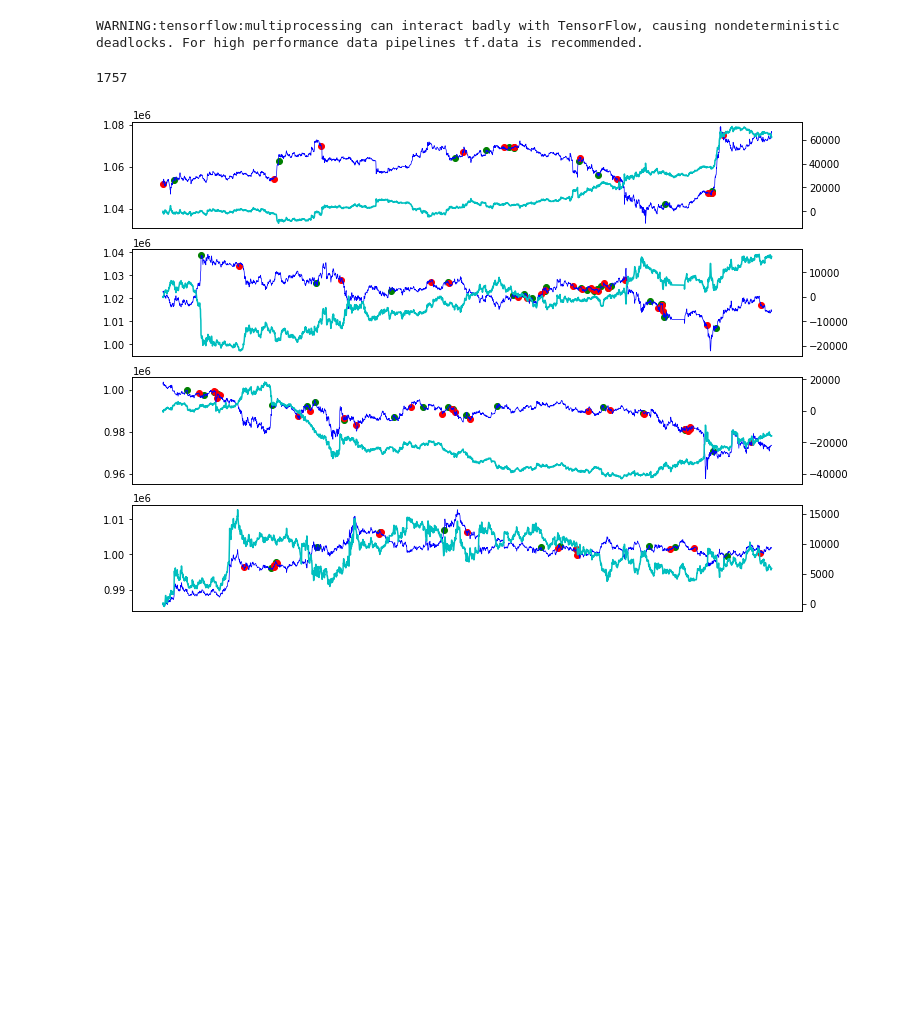
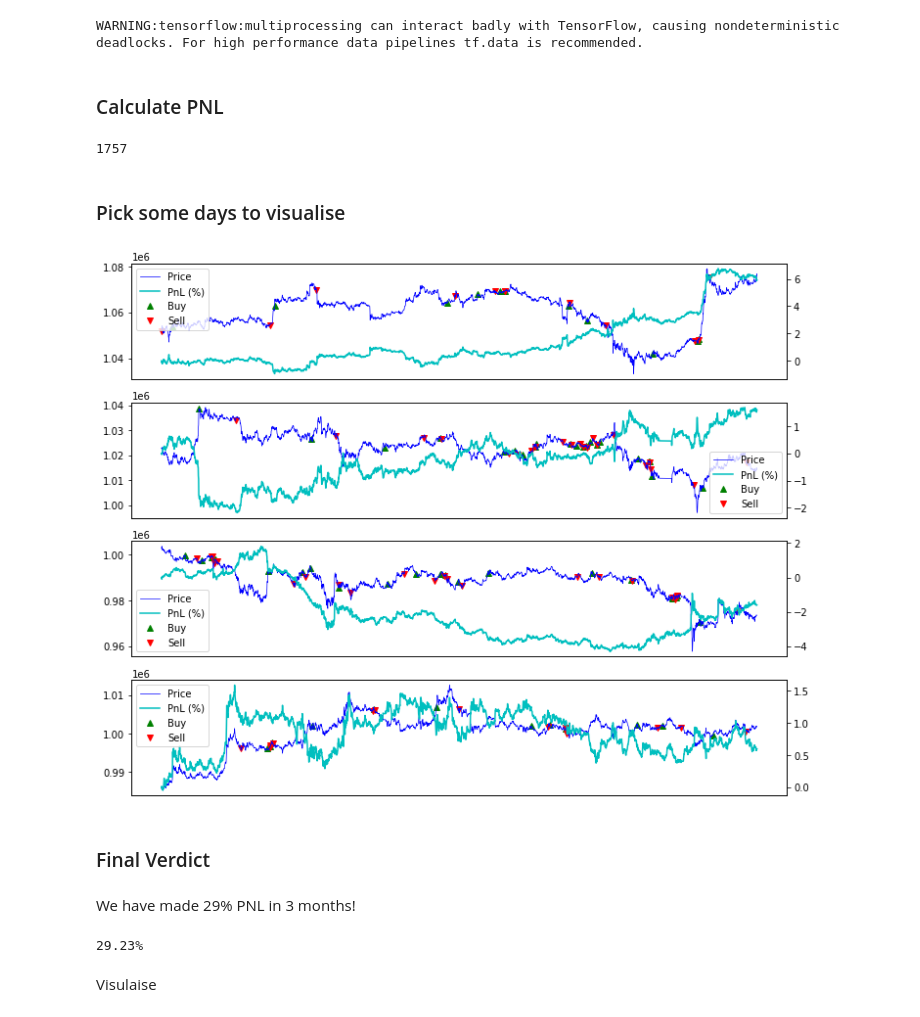
Before and after one commit to emagine-epython/epython-showcase, a Jupyter notebook: notebooks/ml/TestPerformance.ipynb, the cells around one changed output. Cells and saved outputs as stored; diff of their text form; code cells hidden in the pictures; blank space fills up the shorter version.

```diff
--- a/notebooks/ml/TestPerformance.ipynb
+++ b/notebooks/ml/TestPerformance.ipynb
@@ -78,6 +112,8 @@ valid_seq = TrainSequence(valid_data, enable_shuffle=False, batch_size=60*24)
 ys_predict = model.predict(valid_seq, use_multiprocessing=True, workers=cpu_count())
 # %% [output]
 WARNING:tensorflow:multiprocessing can interact badly with TensorFlow, causing nondeterministic deadlocks. For high performance data pipelines tf.data is recommended.
+# %% [markdown]
+### Calculate PNL
 # %%
 # Calculate position and PNL
 pnl_df = md[60*24:].copy()
@@ -95,30 +131,46 @@ pnl_df['pnl'] = pnl_df.pnl.cumsum()
 pnl_df[pnl_df.trade != 0].shape[0]
 # %% [output]
 1757
+# %% [markdown]
+### Pick some days to visualise
 # %%
 def plot_trades(start_day, graph_num):
     plt.subplot(4,1,graph_num)
     #fig, ax1 = plt.subplots()#nrows=1, ncols=2, sharex=True)
     #fig, ax1 = plt.subplots()
     ax1=plt.gca()
     start_date = start_day * 60 * 24
     end_date = start_date + 60 * 24 * 2
     df = pnl_df[start_date:end_date]
+    price0 = df.iloc[0].mid
 
-    df[df.trade > 0.5].mid.plot(ax=ax1, style='go')
-    df[df.trade < -0.5].mid.plot(ax=ax1, style='ro')
+    l_buy, = ax1.plot(df[df.trade > 0.5].mid, 'g^', label='Buy')
+    l_sell, = ax1.plot(df[df.trade < -0.5].mid, 'rv', label='Sell')
     ax1.get_xaxis().set_visible(False)
     ax2 = ax1.twinx()
-    df.mid.plot(ax=ax1, style='b-', linewidth=0.7)
-    (df.pnl - df.loc[df.index[0], 'pnl']).plot(ax=ax2, style='c-')
+    l_price, = ax1.plot(df.mid, 'b-', linewidth=0.7, label='Price')
+    pnl0 = df.loc[df.index[0], 'pnl']
+    l_pnl, = ax2.plot((df.pnl - pnl0) / price0 * 100, 'c-', label='PnL (%)')
     ax2.get_xaxis().set_visible(False)
-
+    plt.legend(handles=[l_price, l_pnl, l_buy, l_sell])
 
 plt.figure(figsize=(12,10))
 
 for i, d in enumerate((0, 10, 20, 30)):
     plot_trades(d, i+1)
 # %% [output]
-[figure, old version]
+[figure, new version]
+# %% [markdown]
+### Final Verdict
+# %% [markdown]
+We have made 29% PNL in 3 months!
+# %%
+price0 = pnl_df.iloc[0].mid
+pnl_final = pnl_df.iloc[-1].pnl
+print('{:.2f}%'.format(pnl_final / price0 * 100.))
+# %% [output]
+29.23%
+# %% [markdown]
+Visulaise
 # %%
 fig, ax1 = plt.subplots()
```
Also changed, not shown: parts of 15 cells of this notebook, 1 other file.
